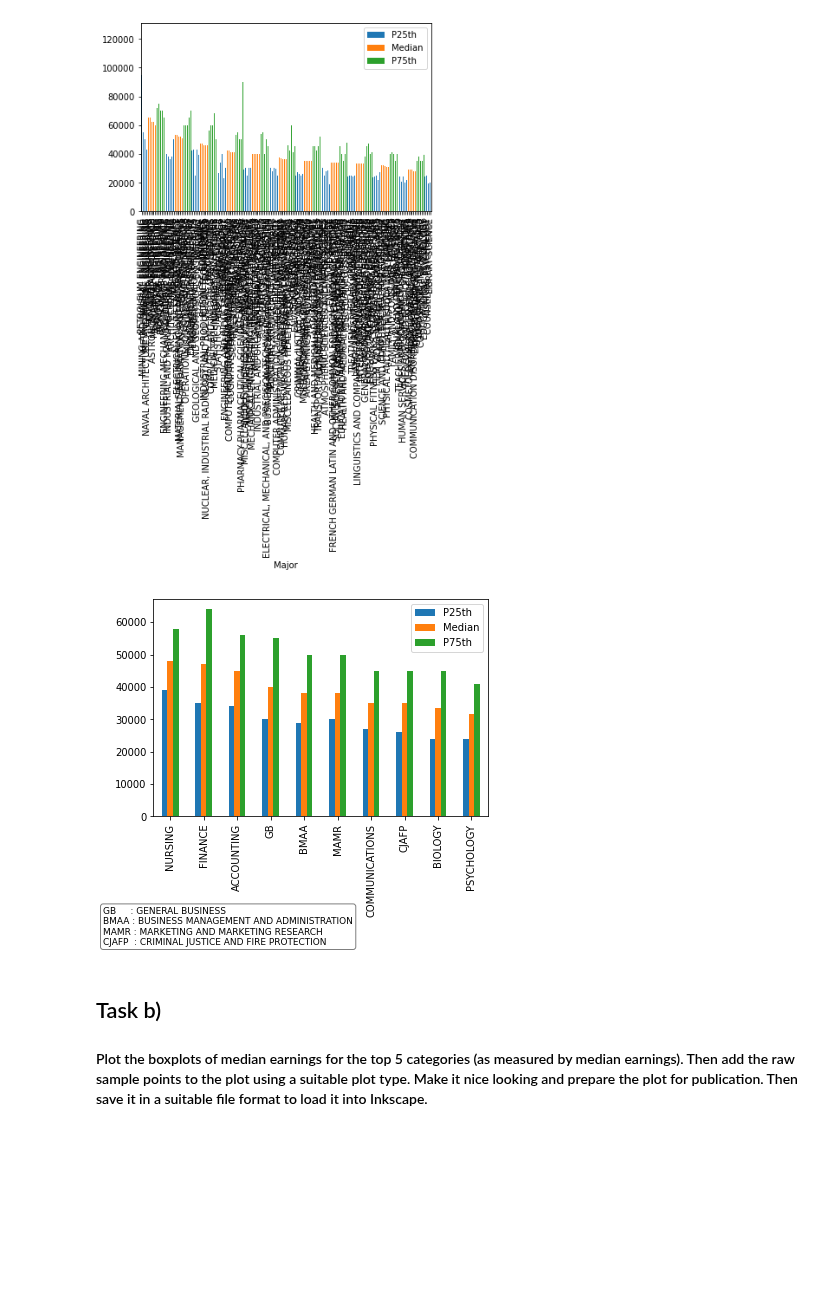
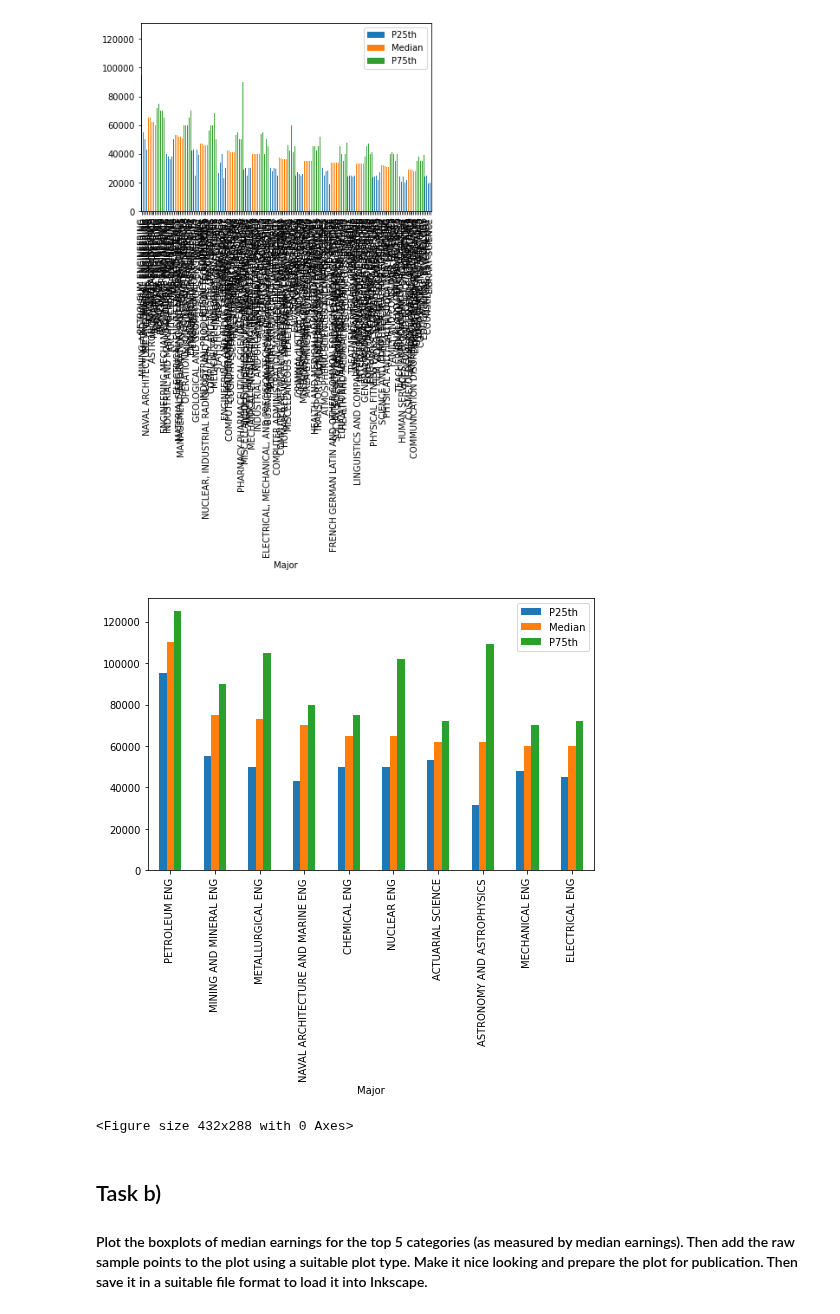
Before and after one commit to amr1235/DSS, a Jupyter notebook: exercise 3/Homework_4.ipynb, the cells around one changed output. Saved outputs shown, nothing was run; the diff lists cells and outputs as text; code cells hidden in the pictures; blank space fills up the shorter version.

Commit message:
photos generated

```diff
--- a/exercise 3/Homework_4.ipynb
+++ b/exercise 3/Homework_4.ipynb
@@ -41,27 +41,18 @@ df.plot(x="Major", y=["P25th", "Median", "P75th"], kind="bar")
 # %%
 #after
 # get top 10 majors
-maj_df = df.groupby(['Major'])["Full_time_year_round"].sum()
+maj_df = df.groupby(['Major'])["Median"].sum()
 maj_df = maj_df.sort_values(ascending=False)
 top_majors = maj_df.iloc[0:10].keys().to_numpy()
 new_df = df[df["Major"].isin(top_majors)]
-ax = new_df.plot(x="Major", y=["P25th", "Median", "P75th"], kind="bar")
-labels = [item.get_text() if len(item.get_text().split(" ")) == 1 else ''.join([word[0] for word in item.get_text().split(" ")]) for item in ax.get_xticklabels()]
+ax = new_df.plot(x="Major", y=["P25th", "Median", "P75th"], kind="bar",figsize=(8,5))
+labels = [item.get_text() if "ENGINEERING" not in item.get_text() else item.get_text().replace("ENGINEERING","ENG") for item in ax.get_xticklabels()]
 ax.set_xticklabels(labels)
-plt.xticks(ha='center')
-# add abbreviation illustration
-textstr = '\n'.join((
-    'GB     : GENERAL BUSINESS',
-    'BMAA : BUSINESS MANAGEMENT AND ADMINISTRATION',
-    'MAMR : MARKETING AND MARKETING RESEARCH',
-    'CJAFP  : CRIMINAL JUSTICE AND FIRE PROTECTION'))
-props = dict(boxstyle='round', facecolor='white', alpha=0.5)
-ax.text(-0.15, -0.60, textstr, transform=ax.transAxes, fontsize=9,
-        verticalalignment='bottom', bbox=props)
-ax.set_xlabel("")
 plt.show()
+plt.savefig('photos/Major.svg', bbox_inches='tight')
 # %% [output]
-[figure, old version]
+[figure, new version]
+<Figure size 432x288 with 0 Axes>
 # %% [markdown]
 ## Task b)
 #### Plot the boxplots of median earnings for the top 5 categories (as measured by median earnings). Then add the raw sample points to the plot using a suitable plot type. Make it nice looking and prepare the plot for publication. Then save it in a suitable file format to load it into Inkscape.
```
Also changed, not shown: parts of 3 cells of this notebook, 4 other files.
